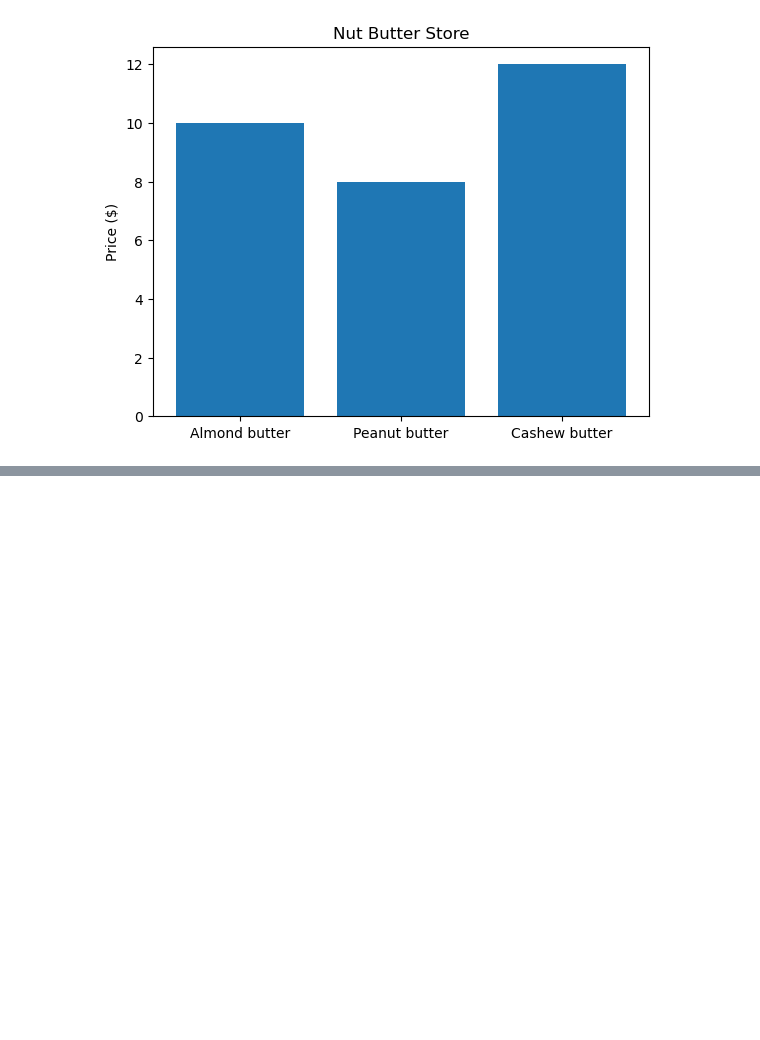
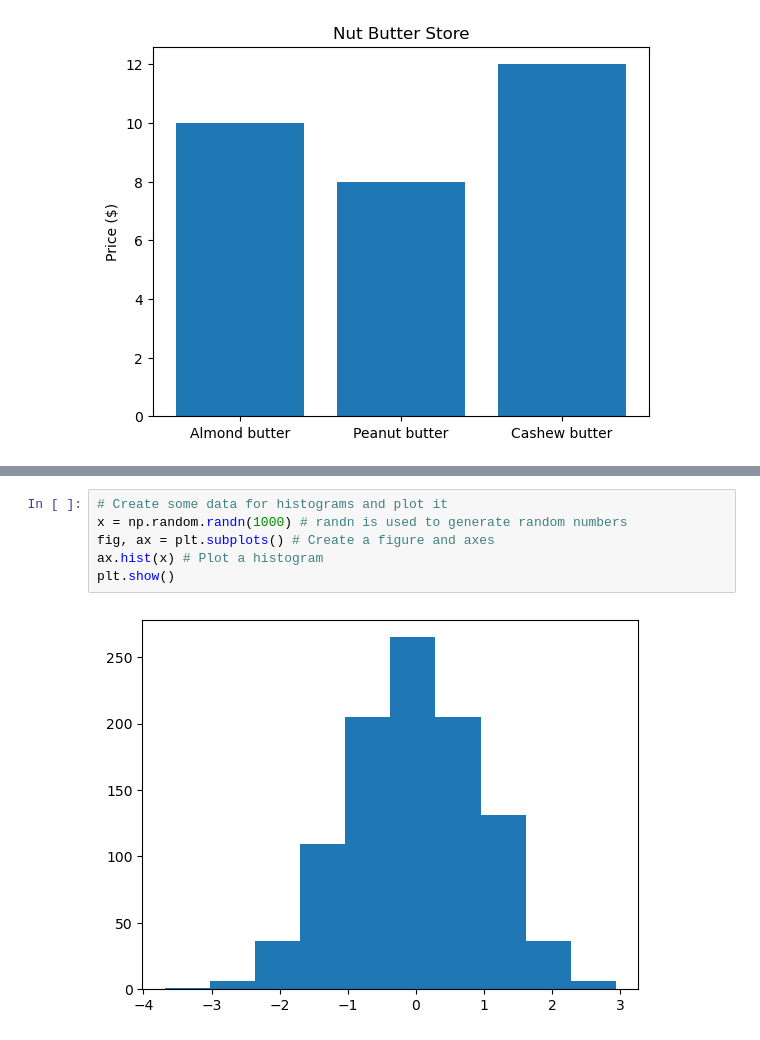
Before and after one commit to junaidknows/ml-study-projects, a Jupyter notebook: Introduction to Matplotlib.ipynb, the cells around one changed output, grey strips where cells are left out. Saved outputs shown, nothing was run; the diff lists cells and outputs as text; blank space fills up the shorter version.

```diff
--- a/Introduction to Matplotlib.ipynb
+++ b/Introduction to Matplotlib.ipynb
@@ -147,0 +162,8 @@ plt.show()
+# %%
+# Create some data for histograms and plot it
+x = np.random.randn(1000) # randn is used to generate random numbers
+fig, ax = plt.subplots() # Create a figure and axes
+ax.hist(x) # Plot a histogram
+plt.show()
+# %% [output]
+[figure, added]
```
Also changed, not shown: parts of 6 cells of this notebook.
